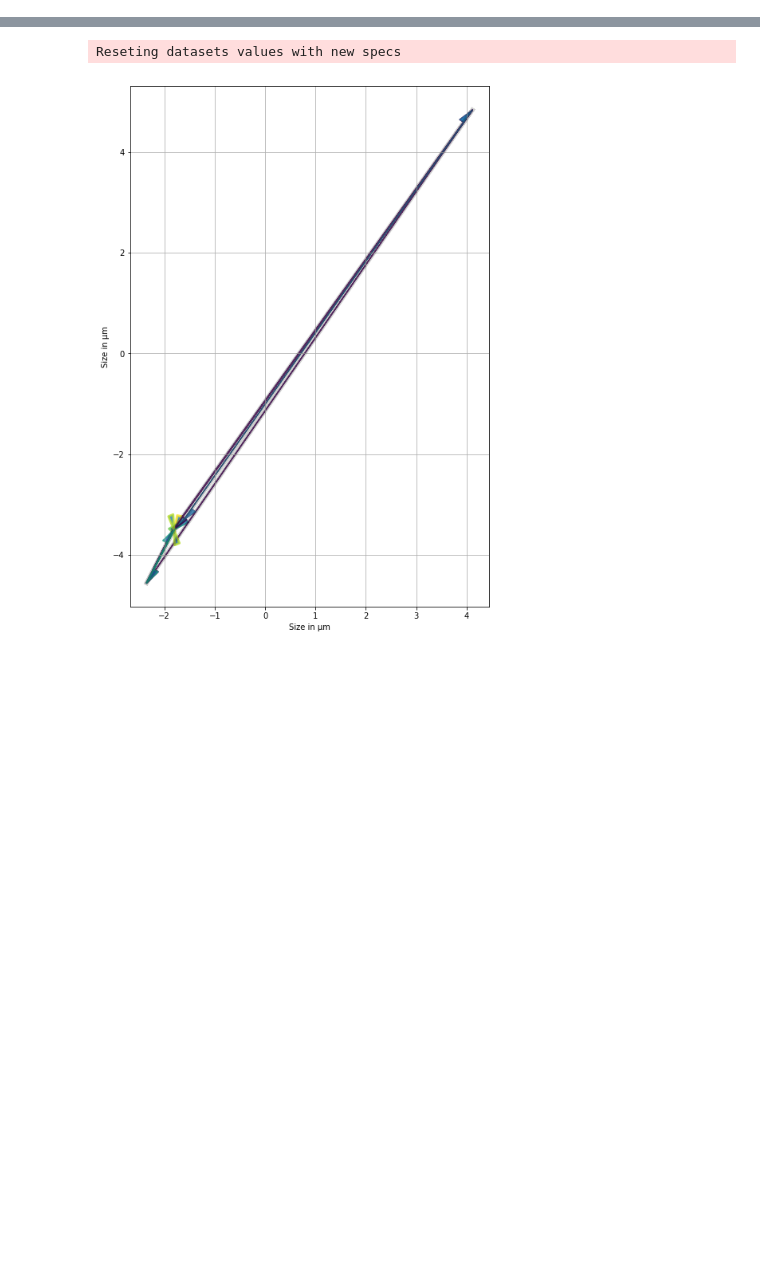
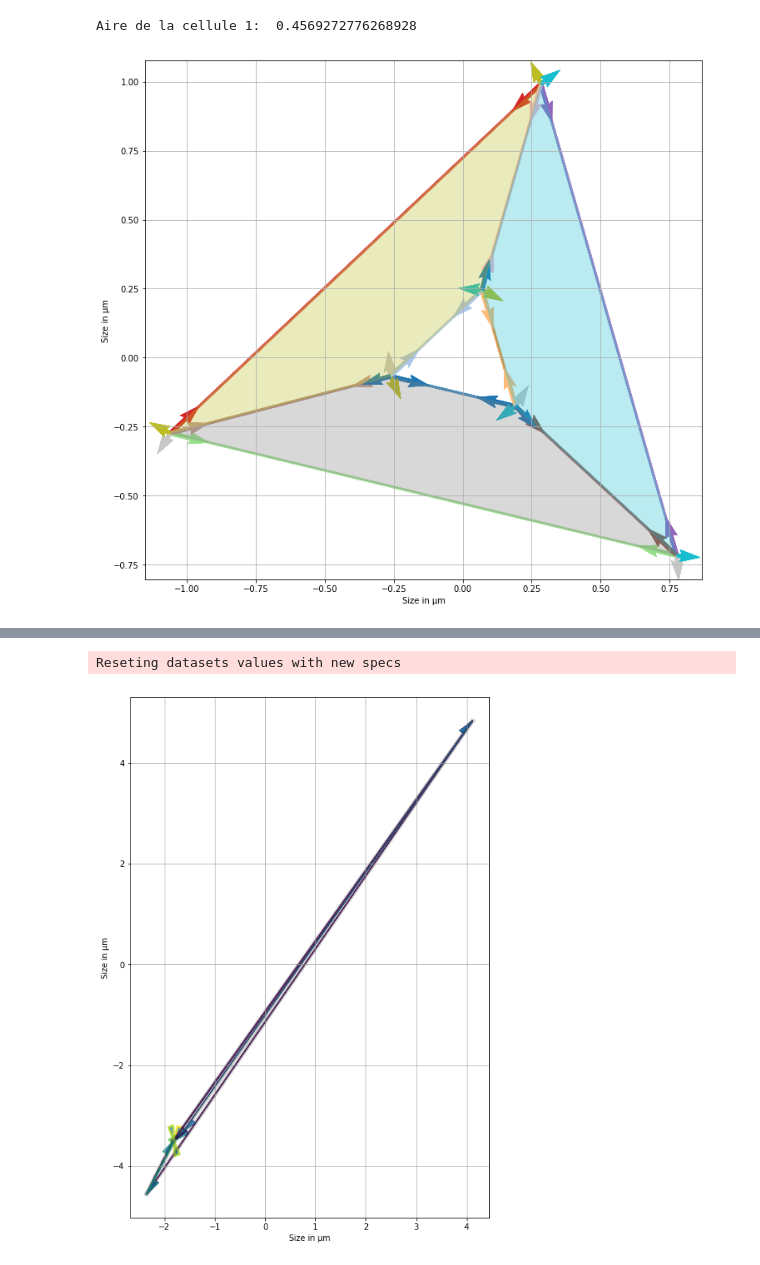
Before and after one commit to felixquinton/tyssue-taylor, a Jupyter notebook: notebooks/fi_investigation.ipynb, the cells around one changed output, grey strips where cells are left out. Drawn from its saved outputs; the diff is of its cells as text; code cells hidden in the pictures; blank space fills up the shorter version.

```diff
--- a/notebooks/fi_investigation.ipynb
+++ b/notebooks/fi_investigation.ipynb
@@ -90,0 +154,57 @@ print_tensions(organo, organo)
+# %%
+U = np.concatenate([coefs[i][coefs[i] != 0]
+                    for i in range(organo.Nv)])
+V = np.concatenate([coefs[i+6][coefs[i+6] != 0]
+                    for i in range(organo.Nv)])
+X = np.concatenate([[organo.vert_df.x[i]]*len(coefs[i][coefs[i] != 0])
+                    for i in range(organo.Nv)])
+Y = np.concatenate([[organo.vert_df.y[i]]*len(coefs[i][coefs[i] != 0])
+                    for i in range(organo.Nv)])
+C = np.concatenate([np.argwhere(coefs[i] != 0)
+                    for i in range(organo.Nv)])
+draw_specs = sheet_spec()
+cmap = plt.cm.get_cmap(cmap)
+edge_cmap = cmap(np.arange(20))[[0,1,2,5,6,8,13,10,11,11,13,10]]
+#edge_color = np.concatenate((np.arange(organo.Nf*3), np.roll(np.arange(organo.Nf*2, organo.Nf*3), -1)))
+#cmap = plt.cm.get_cmap(q.cmap)
+#edge_cmap = cmap(C)
+#dic = {}
+#for ind in np.squeeze(C):
+#    print(ind, np.squeeze(np.squeeze(edge_cmap)[ind]))
+#    dic[ind] = np.squeeze(np.squeeze(edge_cmap)[ind])
+#print(dic)
+#edge_cmap2 = np.concatenate(([dic[ind] for ind in range(organo.Nf*3)],
+#                            np.roll([dic[ind] for ind in range(organo.Nf*2, organo.Nf*3)], -1, axis=0)))
+draw_specs['vert']['visible'] = False
+draw_specs['edge']['colormap'] = cmap
+draw_specs['edge']['color'] = edge_cmap
+draw_specs['edge']['width'] = 3
+draw_specs['edge']['head_width'] = 0
+fig, ax = sheet_view(organo, **draw_specs)
+for i in range(organo.Nv):
+    q = ax.quiver(X, Y, U, V, C, cmap=cmap)
+    ax.quiverkey(q, X=0.3, Y=1.1, U=10,
+                 label='Quiver key, length = 10', labelpos='E')
+ax.fill((organo.vert_df.loc[(0, 1, 4, 3), 'x']), organo.vert_df.loc[(0, 1, 4, 3), 'y'], alpha=0.3,
+        color=cmap(np.arange(20))[14])
+ax.fill((organo.vert_df.loc[(1, 2, 5, 4), 'x']), organo.vert_df.loc[(1, 2, 5, 4), 'y'], alpha=0.3,
+        color=cmap(np.arange(20))[16])
+ax.fill((organo.vert_df.loc[(2, 0, 3, 5), 'x']), organo.vert_df.loc[(2, 0, 3, 5), 'y'], alpha=0.3,
+        color=cmap(np.arange(20))[18])
+
+U = np.array([coefs[i][-1][coefs[i][-1]!=0] for i in range(3)])
+V = np.array([coefs[i+6][-1][coefs[i+6][-1]!=0] for i in range(3)])
+X = organo.vert_df.loc[organo.apical_edges, 'x']
+Y = organo.vert_df.loc[organo.apical_edges, 'y']
+C = [0]*3
+for i in range(3):
+    q = ax.quiver(X, Y, U, V, C, cmap='tab20')
+    ax.quiverkey(q, X=0.3, Y=1.1, U=10,
+                 label='Quiver key, length = 10', labelpos='E')
+fig.set_size_inches(12, 12)
+plt.xlabel('Size in µm')
+plt.ylabel('Size in µm')
+print("Aire de la cellule 1: ", organo.face_df.area[1])
+# %% [output]
+Aire de la cellule 1:  0.4569272776268928
+[figure, added]
```
Also changed, not shown: parts of 32 cells of this notebook, 14 other files.
